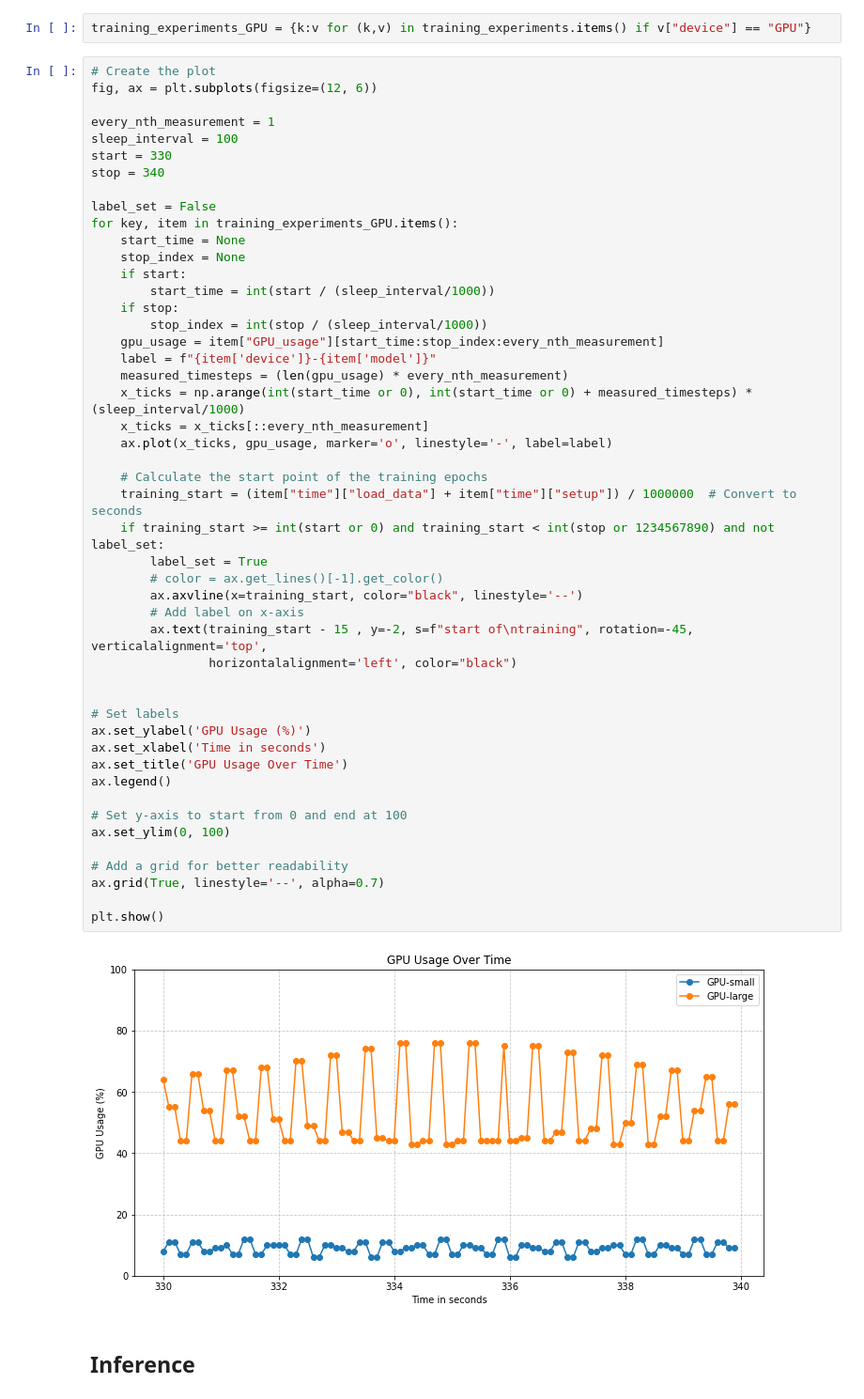
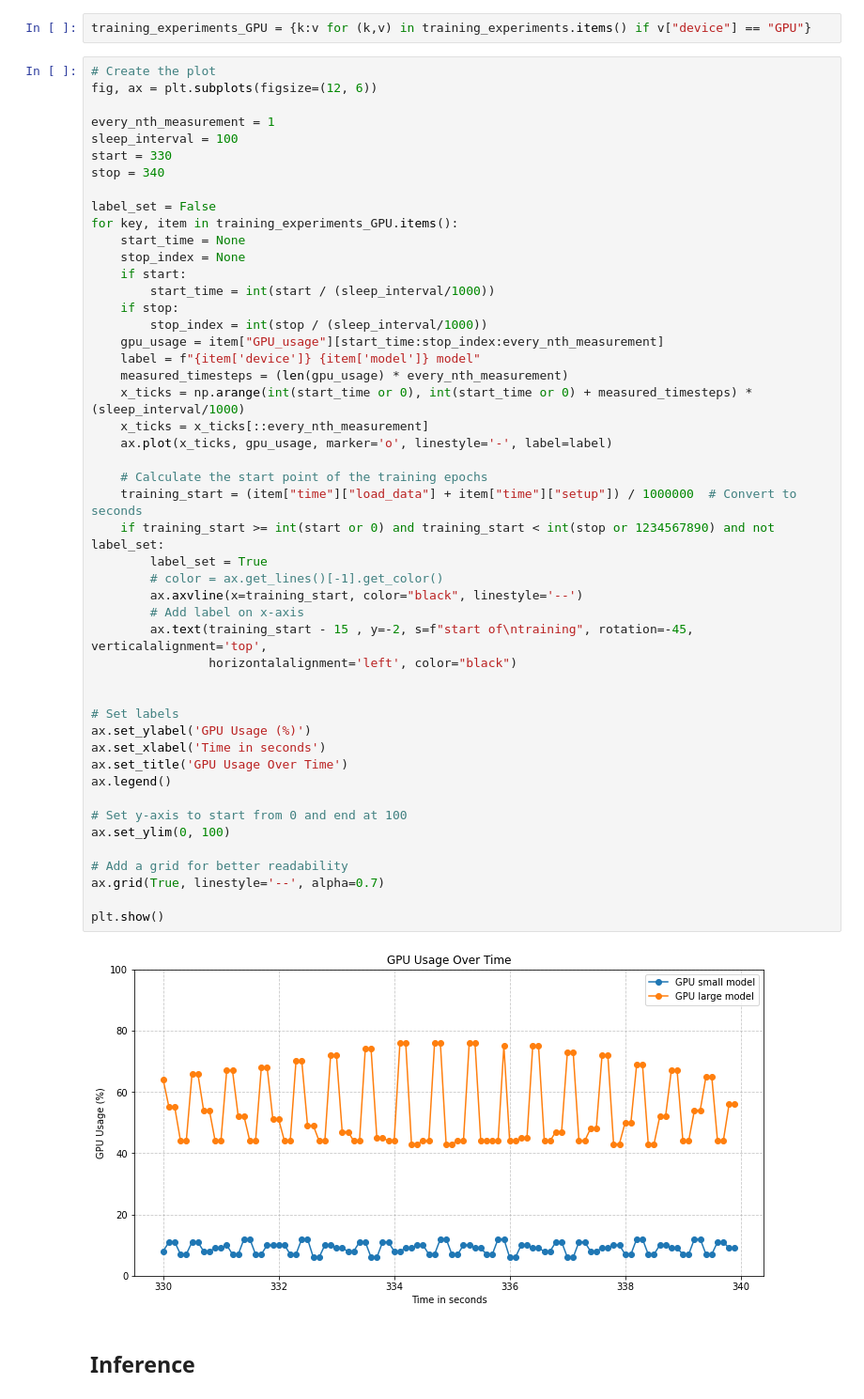
Before and after one commit to hanssssssssssssss/poet_ml_framework_tests, a Jupyter notebook: process_output/process_output_data.ipynb, the cells around one changed output. Shown at 94% size. Cells and saved outputs as stored; diff of their text form.

```diff
--- a/process_output/process_output_data.ipynb
+++ b/process_output/process_output_data.ipynb
@@ -277,38 +273,38 @@ for key, item in training_experiments_GPU.items():
     if stop:
         stop_index = int(stop / (sleep_interval/1000))
     gpu_usage = item["GPU_usage"][start_time:stop_index:every_nth_measurement]
-    label = f"{item['device']}-{item['model']}"
+    label = f"{item['device']} {item['model']} model"
     measured_timesteps = (len(gpu_usage) * every_nth_measurement)
     x_ticks = np.arange(int(start_time or 0), int(start_time or 0) + measured_timesteps) * (sleep_interval/1000)
     x_ticks = x_ticks[::every_nth_measurement]
     ax.plot(x_ticks, gpu_usage, marker='o', linestyle='-', label=label)
 
     # Calculate the start point of the training epochs
     training_start = (item["time"]["load_data"] + item["time"]["setup"]) / 1000000  # Convert to seconds
     if training_start >= int(start or 0) and training_start < int(stop or 1234567890) and not label_set:
         label_set = True
         # color = ax.get_lines()[-1].get_color()
         ax.axvline(x=training_start, color="black", linestyle='--')
         # Add label on x-axis
         ax.text(training_start - 15 , y=-2, s=f"start of\ntraining", rotation=-45, verticalalignment='top',
                 horizontalalignment='left', color="black")
 
 
 # Set labels
 ax.set_ylabel('GPU Usage (%)')
 ax.set_xlabel('Time in seconds')
 ax.set_title('GPU Usage Over Time')
 ax.legend()
 
 # Set y-axis to start from 0 and end at 100
 ax.set_ylim(0, 100)
 
 # Add a grid for better readability
 ax.grid(True, linestyle='--', alpha=0.7)
 
 plt.show()
 # %% [output]
-[figure, old version]
+[figure, new version]
 # %% [markdown]
 ## Inference
 # %%
```
Also changed, not shown: parts of 12 cells of this notebook.
